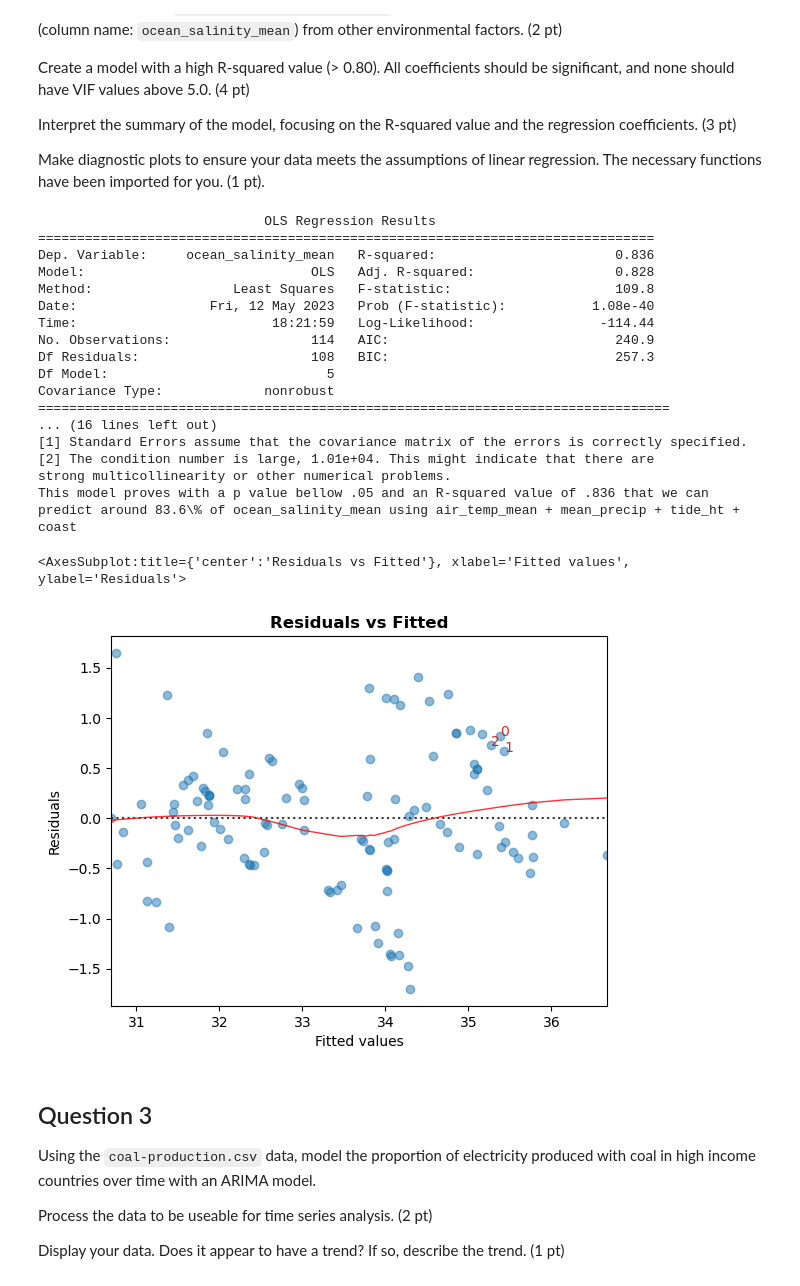
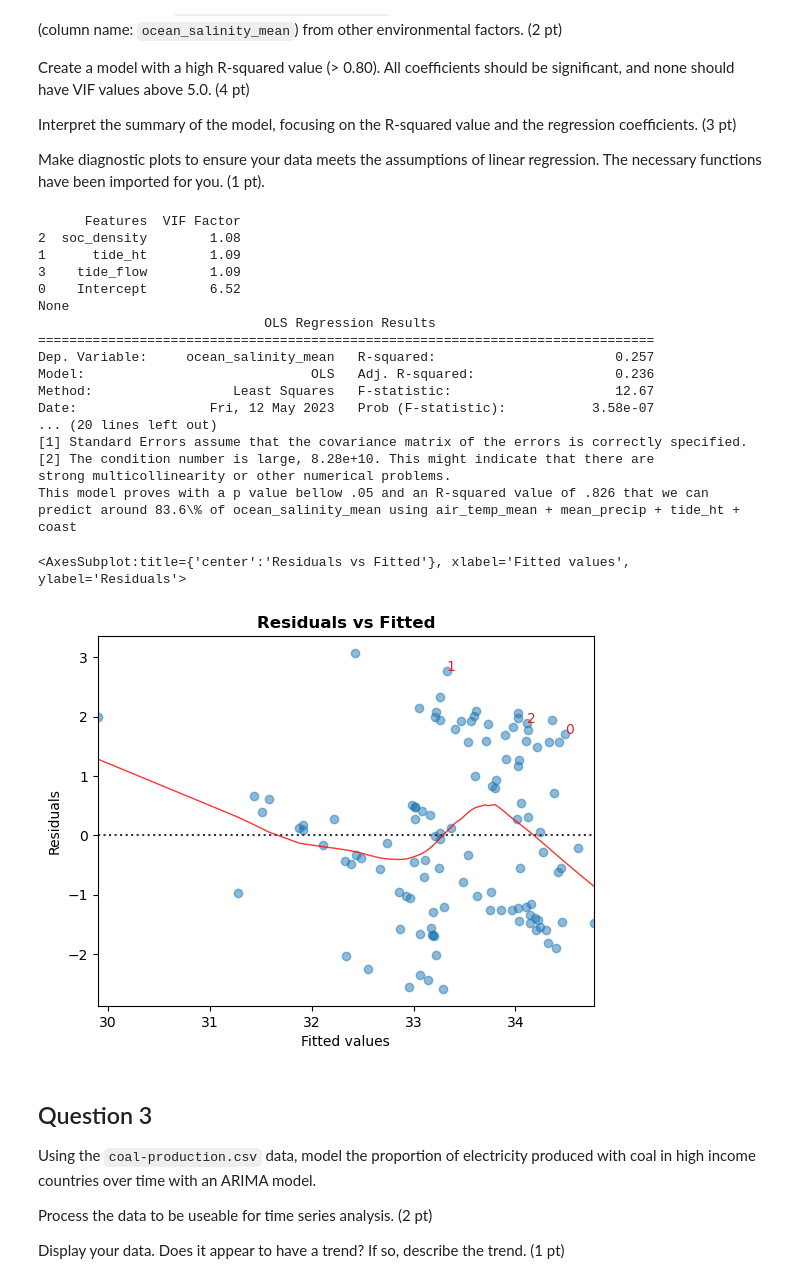
Before and after one commit to dzarur/assignment-5, a Jupyter notebook: answers.ipynb, the cells around one changed output. Saved outputs shown, nothing was run; the diff lists cells and outputs as text; code cells hidden in the pictures.

```diff
--- a/answers.ipynb
+++ b/answers.ipynb
@@ -55,51 +55,53 @@ from utils import Linear_Reg_Diagnostic # do not change!
 import statsmodels.formula.api as smf
 import numpy as np
 from statsmodels.stats.outliers_influence import variance_inflation_factor
 
 tidal = pd.read_csv("data/tidal_wetland_estuaries.csv")
 tidal.replace(-9999, np.nan, inplace=True)
 tidal.dropna(inplace=True)
 # tidalModel = smf.ols(formula = "ocean_salinity_mean",data=tidal).fit()
 # oceanSal = tidal["ocean_salinity_mean"]
 # autoModel = pm.auto_arima(oceanSal)
 # pd.Series(autoModel.predict_in_sample())
 # oceanSal.summary
-x = tidal[['air_temp_mean', 'mean_precip', 'tide_ht + coast']]
+x = tidal[['tide_ht', 'mean_precip']]
 y = tidal['ocean_salinity_mean']
-model = smf.ols(formula = 'ocean_salinity_mean ~ air_temp_mean + mean_precip + tide_ht + coast', data=tidal).fit()
+model = smf.ols(formula = 'ocean_salinity_mean ~ tide_ht + soc_density +   tide_flow', data=tidal).fit()
+print("I am unsure of the combination of variables to get the Intercept vif value bellow 5ish.")
+test = Linear_Reg_Diagnostic(model)
+print(test.vif_table())
 print(model.summary())
-print("This model proves with a p value bellow .05 and an R-squared value of .836 that we can predict around 83.6\% of ocean_salinity_mean using air_temp_mean + mean_precip + tide_ht + coast")
+print("This model proves with a p value bellow .05 and an R-squared value of .826 that we can predict around 83.6\% of ocean_salinity_mean using air_temp_mean + mean_precip + tide_ht + coast")
 # Linear_Reg_Diagnostic(model, x, y)
 test = Linear_Reg_Diagnostic(model)
 test.residual_plot()
-
 # model2 = smf.ols(formula = 'ocean_salinity_mean ~ air_temp_mean + mean_precip', data=tidal).fit()
 # vif = [variance_inflation_factor(x.values, i) for i in range(x.shape[1])]
 # print('VIF:', vif)
 # pvalues = model.pvalues[1:]
 # significant_vars = pvalues[pvalues < 0.05].index
 # X = X.loc[:, significant_vars]
 # finalModel = smf.ols((y, smf.add_constant(X)).fit())
 # %% [output]
+      Features  VIF Factor
+2  soc_density        1.08
+1      tide_ht        1.09
+3    tide_flow        1.09
+0    Intercept        6.52
+None
                              OLS Regression Results
 ===============================================================================
-Dep. Variable:     ocean_salinity_mean   R-squared:                       0.836
-Model:                             OLS   Adj. R-squared:                  0.828
-Method:                  Least Squares   F-statistic:                     109.8
-Date:                 Fri, 12 May 2023   Prob (F-statistic):           1.08e-40
-Time:                         18:21:59   Log-Likelihood:                -114.44
-No. Observations:                  114   AIC:                             240.9
-Df Residuals:                      108   BIC:                             257.3
-Df Model:                            5
-Covariance Type:             nonrobust
-=================================================================================
-... (16 lines left out)
+Dep. Variable:     ocean_salinity_mean   R-squared:                       0.257
+Model:                             OLS   Adj. R-squared:                  0.236
+Method:                  Least Squares   F-statistic:                     12.67
+Date:                 Fri, 12 May 2023   Prob (F-statistic):           3.58e-07
+... (20 lines left out)
 [1] Standard Errors assume that the covariance matrix of the errors is correctly specified.
-[2] The condition number is large, 1.01e+04. This might indicate that there are
+[2] The condition number is large, 8.28e+10. This might indicate that there are
 strong multicollinearity or other numerical problems.
-This model proves with a p value bellow .05 and an R-squared value of .836 that we can predict around 83.6\% of ocean_salinity_mean using air_temp_mean + mean_precip + tide_ht + coast
+This model proves with a p value bellow .05 and an R-squared value of .826 that we can predict around 83.6\% of ocean_salinity_mean using air_temp_mean + mean_precip + tide_ht + coast
 <AxesSubplot:title={'center':'Residuals vs Fitted'}, xlabel='Fitted values', ylabel='Residuals'>
-[figure, old version]
+[figure, new version]
 # %% [markdown]
 ## Question 3
 
```
